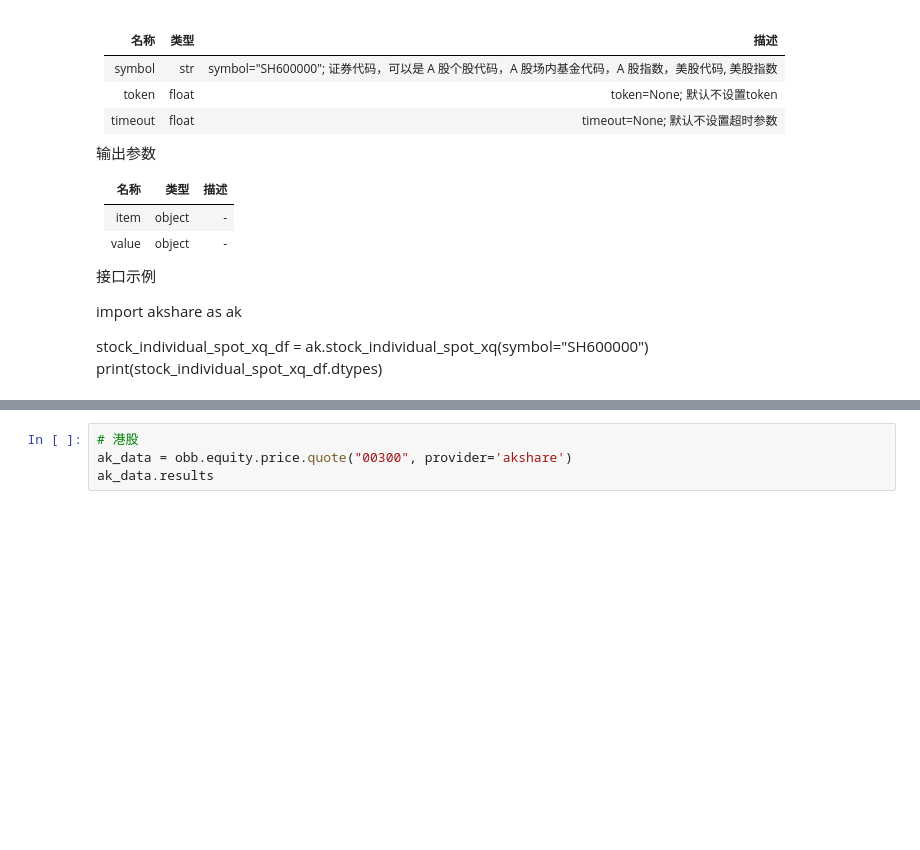
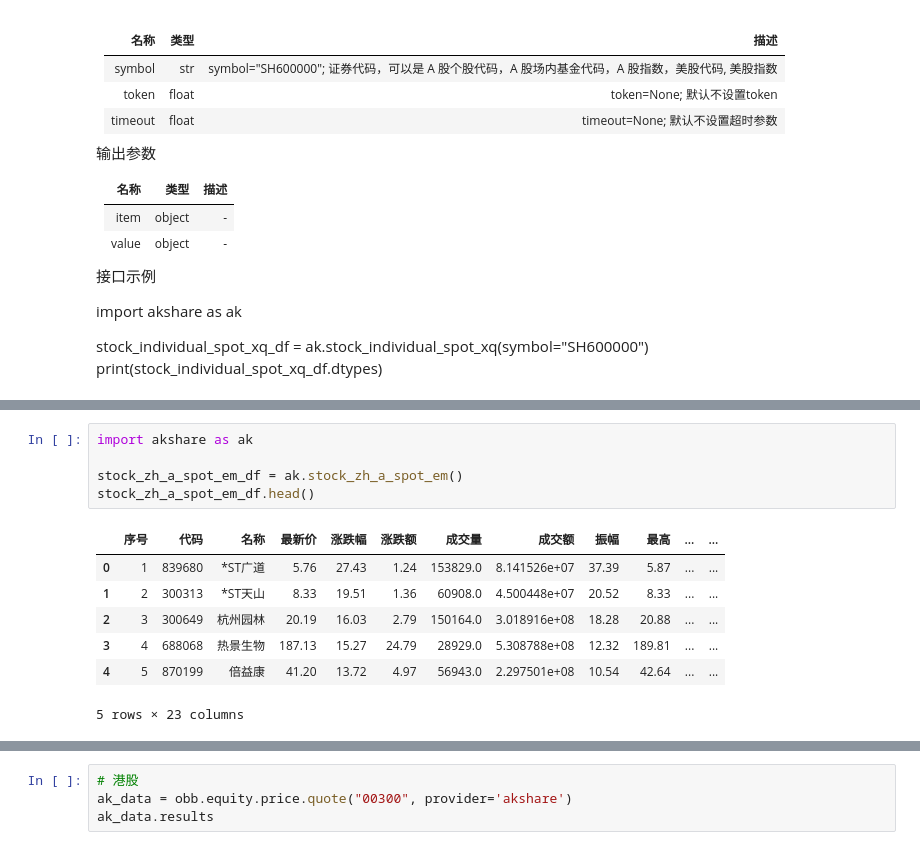
Before and after one commit to shugaoye/openbb_akshare, a Jupyter notebook: akshare_test.ipynb, the cells around one changed output, grey strips where cells are left out. Drawn from its saved outputs; the diff is of its cells as text; blank space fills up the shorter version.

```diff
--- a/akshare_test.ipynb
+++ b/akshare_test.ipynb
@@ -392,0 +425,13 @@ print(stock_individual_spot_xq_df.dtypes)
+# %%
+import akshare as ak
+
+stock_zh_a_spot_em_df = ak.stock_zh_a_spot_em()
+stock_zh_a_spot_em_df.head()
+# %% [output]
+|  | 序号 | 代码 | 名称 | 最新价 | 涨跌幅 | 涨跌额 | 成交量 | 成交额 | 振幅 | 最高 | ... | ... |
+| 0 | 1 | 839680 | *ST广道 | 5.76 | 27.43 | 1.24 | 153829.0 | 8.141526e+07 | 37.39 | 5.87 | ... | ... |
+| 1 | 2 | 300313 | *ST天山 | 8.33 | 19.51 | 1.36 | 60908.0 | 4.500448e+07 | 20.52 | 8.33 | ... | ... |
+| 2 | 3 | 300649 | 杭州园林 | 20.19 | 16.03 | 2.79 | 150164.0 | 3.018916e+08 | 18.28 | 20.88 | ... | ... |
+| 3 | 4 | 688068 | 热景生物 | 187.13 | 15.27 | 24.79 | 28929.0 | 5.308788e+08 | 12.32 | 189.81 | ... | ... |
+| 4 | 5 | 870199 | 倍益康 | 41.20 | 13.72 | 4.97 | 56943.0 | 2.297501e+08 | 10.54 | 42.64 | ... | ... |
+5 rows × 23 columns
```
Also changed, not shown: parts of 12 cells of this notebook, 4 other files.
